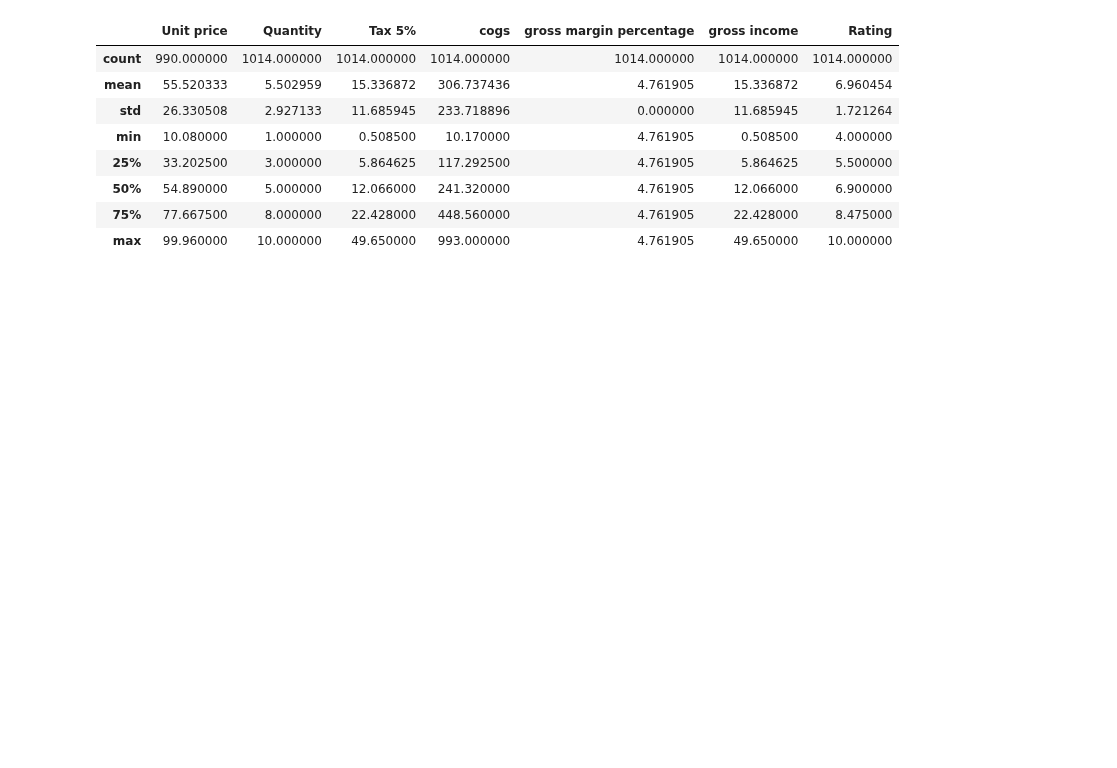
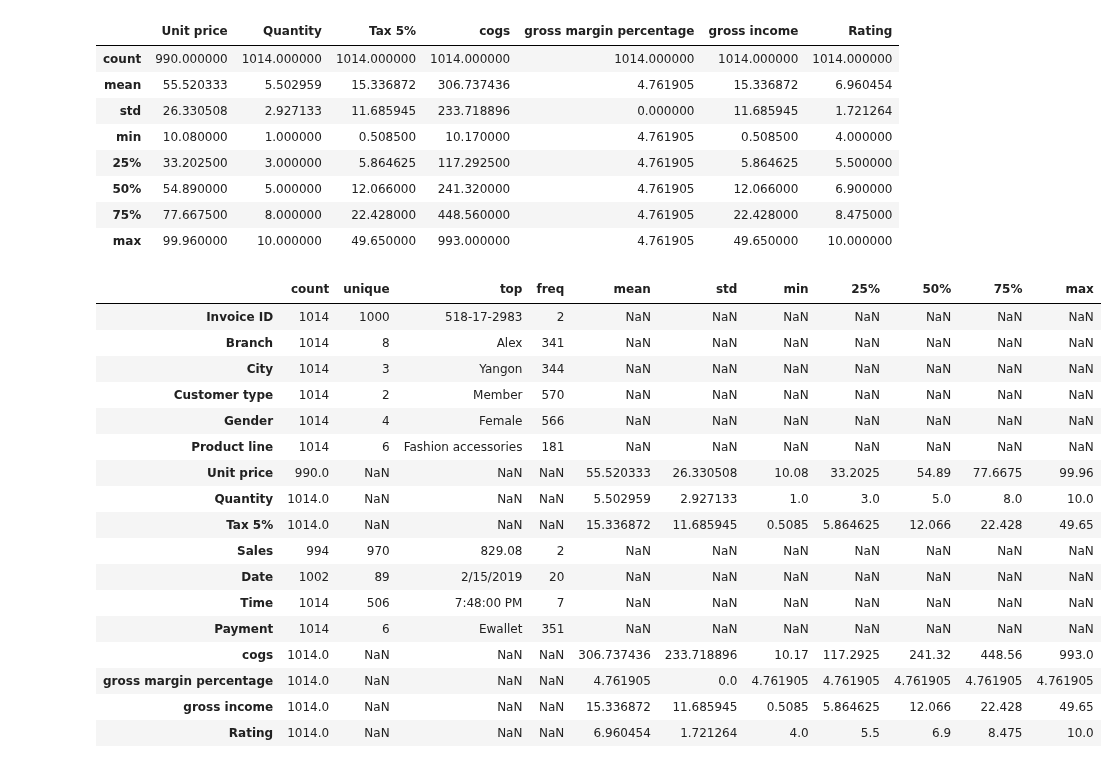
Before and after one commit to moaaz-z/DEPI, a Jupyter notebook: 2.ipynb, the cells around one changed output. Cells and saved outputs as stored; diff of their text form; code cells hidden in the pictures; blank space fills up the shorter version.

```diff
--- a/2.ipynb
+++ b/2.ipynb
@@ -46,3 +46,24 @@ df.describe()
 | 50% | 54.890000 | 5.000000 | 12.066000 | 241.320000 | 4.761905 | 12.066000 | 6.900000 |
 | 75% | 77.667500 | 8.000000 | 22.428000 | 448.560000 | 4.761905 | 22.428000 | 8.475000 |
 | max | 99.960000 | 10.000000 | 49.650000 | 993.000000 | 4.761905 | 49.650000 | 10.000000 |
+# %%
+df.describe(include="all").T
+# %% [output]
+|  | count | unique | top | freq | mean | std | min | 25% | 50% | 75% | max |
+| Invoice ID | 1014 | 1000 | 518-17-2983 | 2 | NaN | NaN | NaN | NaN | NaN | NaN | NaN |
+| Branch | 1014 | 8 | Alex | 341 | NaN | NaN | NaN | NaN | NaN | NaN | NaN |
+| City | 1014 | 3 | Yangon | 344 | NaN | NaN | NaN | NaN | NaN | NaN | NaN |
+| Customer type | 1014 | 2 | Member | 570 | NaN | NaN | NaN | NaN | NaN | NaN | NaN |
+| Gender | 1014 | 4 | Female | 566 | NaN | NaN | NaN | NaN | NaN | NaN | NaN |
+| Product line | 1014 | 6 | Fashion accessories | 181 | NaN | NaN | NaN | NaN | NaN | NaN | NaN |
+| Unit price | 990.0 | NaN | NaN | NaN | 55.520333 | 26.330508 | 10.08 | 33.2025 | 54.89 | 77.6675 | 99.96 |
+| Quantity | 1014.0 | NaN | NaN | NaN | 5.502959 | 2.927133 | 1.0 | 3.0 | 5.0 | 8.0 | 10.0 |
+| Tax 5% | 1014.0 | NaN | NaN | NaN | 15.336872 | 11.685945 | 0.5085 | 5.864625 | 12.066 | 22.428 | 49.65 |
+| Sales | 994 | 970 | 829.08 | 2 | NaN | NaN | NaN | NaN | NaN | NaN | NaN |
+| Date | 1002 | 89 | 2/15/2019 | 20 | NaN | NaN | NaN | NaN | NaN | NaN | NaN |
+| Time | 1014 | 506 | 7:48:00 PM | 7 | NaN | NaN | NaN | NaN | NaN | NaN | NaN |
+| Payment | 1014 | 6 | Ewallet | 351 | NaN | NaN | NaN | NaN | NaN | NaN | NaN |
+| cogs | 1014.0 | NaN | NaN | NaN | 306.737436 | 233.718896 | 10.17 | 117.2925 | 241.32 | 448.56 | 993.0 |
+| gross margin percentage | 1014.0 | NaN | NaN | NaN | 4.761905 | 0.0 | 4.761905 | 4.761905 | 4.761905 | 4.761905 | 4.761905 |
+| gross income | 1014.0 | NaN | NaN | NaN | 15.336872 | 11.685945 | 0.5085 | 5.864625 | 12.066 | 22.428 | 49.65 |
+| Rating | 1014.0 | NaN | NaN | NaN | 6.960454 | 1.721264 | 4.0 | 5.5 | 6.9 | 8.475 | 10.0 |
```
Also changed, not shown: parts of 24 cells of this notebook.
